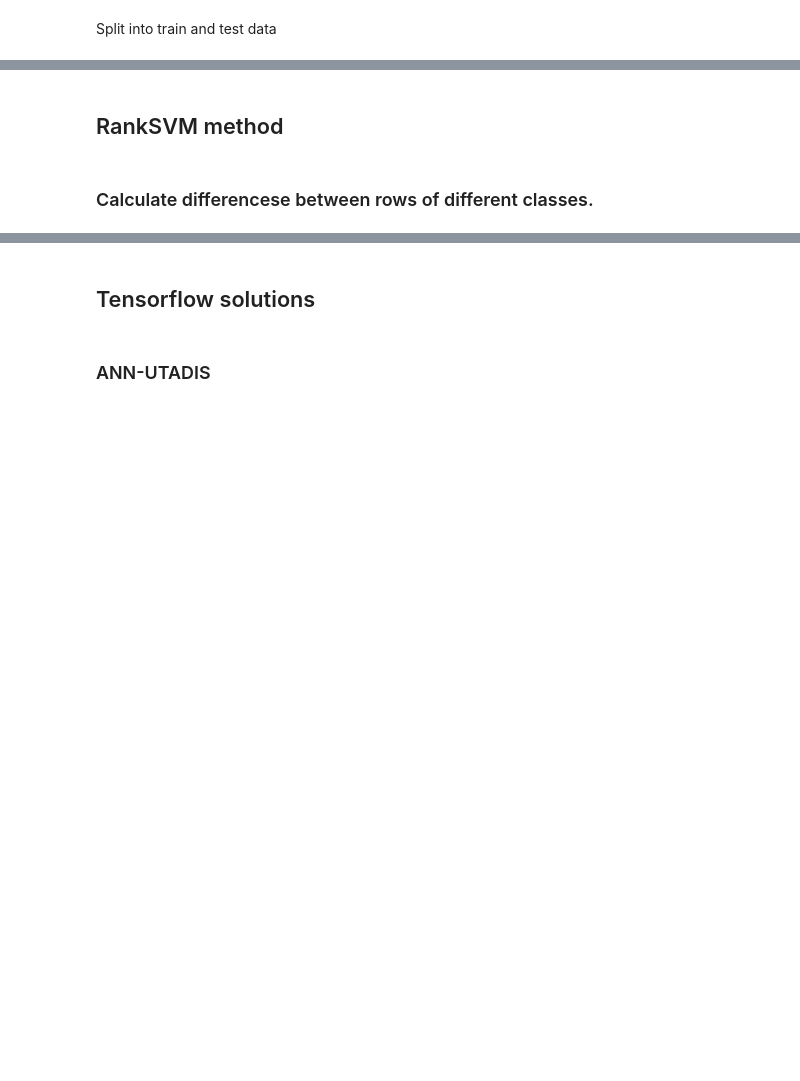
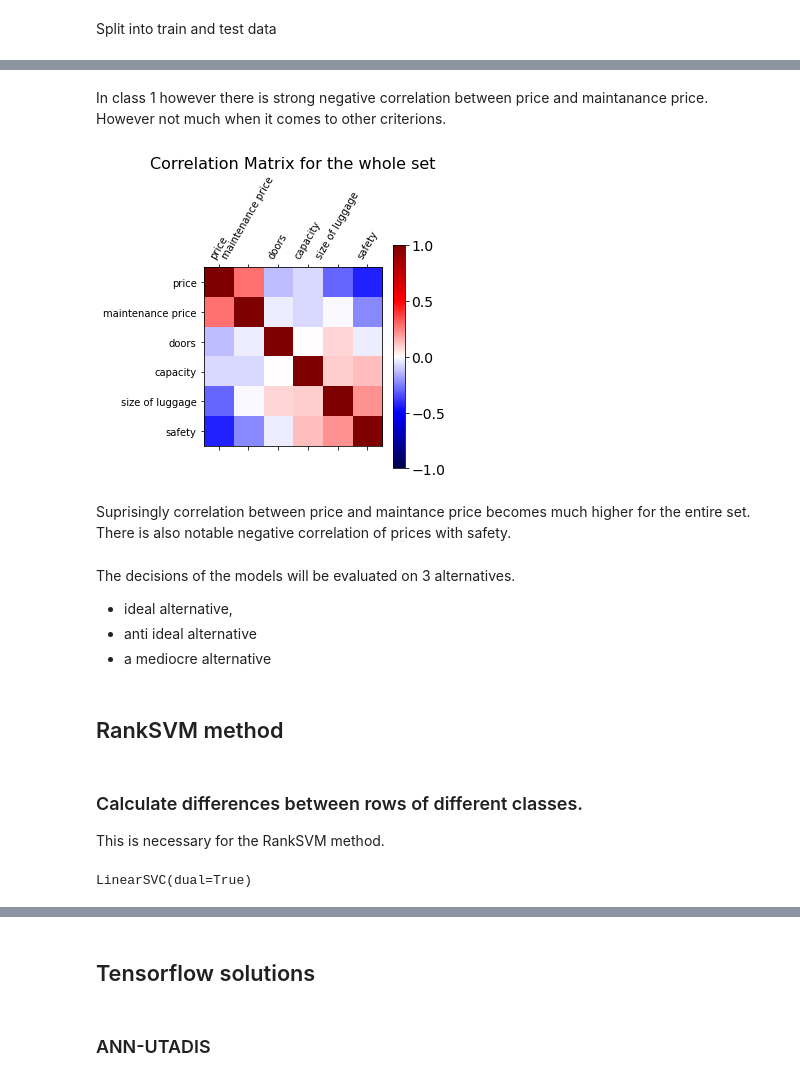
Before and after one commit to lucapl/Neural-Sorting, a Jupyter notebook: report.ipynb, the cells around one changed output, grey strips where cells are left out. Cells and saved outputs as stored; diff of their text form; code cells hidden in the pictures; blank space fills up the shorter version.

```diff
--- a/report.ipynb
+++ b/report.ipynb
@@ -89,0 +172,14 @@ X_test, X_val, y_test, y_val = train_test_split(X_rest,y_rest,test_size=0.50)
+# %% [markdown]
+In class 1 however there is strong negative correlation between price and maintanance price. However not much when it comes to other criterions.
+# %%
+plot_corr(X_train,data_classless.columns,title="Correlation Matrix for the whole set")
+# %% [output]
+[figure, added]
+# %% [markdown]
+Suprisingly correlation between price and maintance price becomes much higher for the entire set. There is also notable negative correlation of prices with safety.
+# %% [markdown]
+The decisions of the models will be evaluated on 3 alternatives.
+
+- ideal alternative,
+- anti ideal alternative
+- a mediocre alternative
@@ -90,4 +192,6 @@ X_test, X_val, y_test, y_val = train_test_split(X_rest,y_rest,test_size=0.50)
 # %% [markdown]
 ## RankSVM method
 # %% [markdown]
-### Calculate differencese between rows of different classes.
+### Calculate differences between rows of different classes.
+
+This is necessary for the RankSVM method.
@@ -114,4 +207,6 @@ X_test_filtered = X_test_difs[y_test_difs != 0]
 # %%
-rank_svm = LinearSVC()#make_pipeline(StandardScaler(),LinearSVC())
+rank_svm = LinearSVC(dual=True)#make_pipeline(StandardScaler(),LinearSVC())
 
 rank_svm.fit(X_train_filtered,y_train_filtered)
+# %% [output]
+LinearSVC(dual=True)
```
Also changed, not shown: parts of 93 cells of this notebook.
